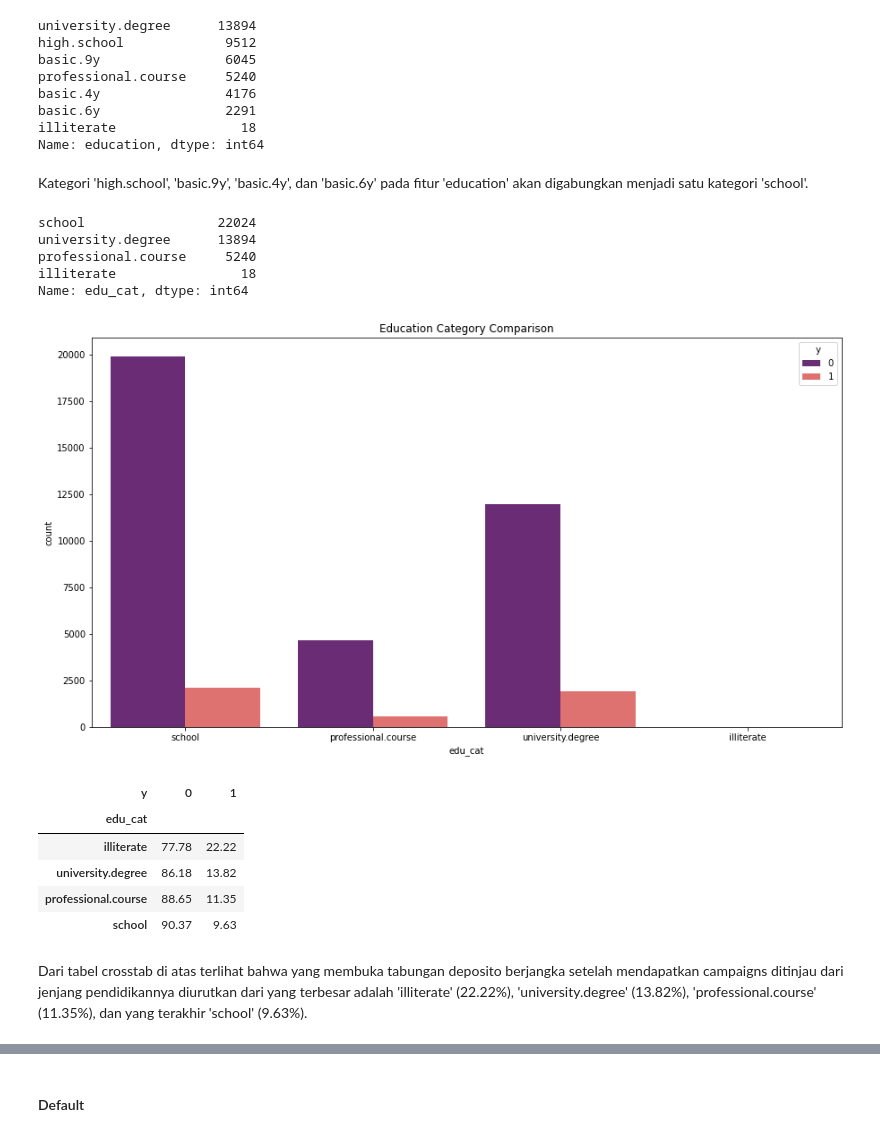
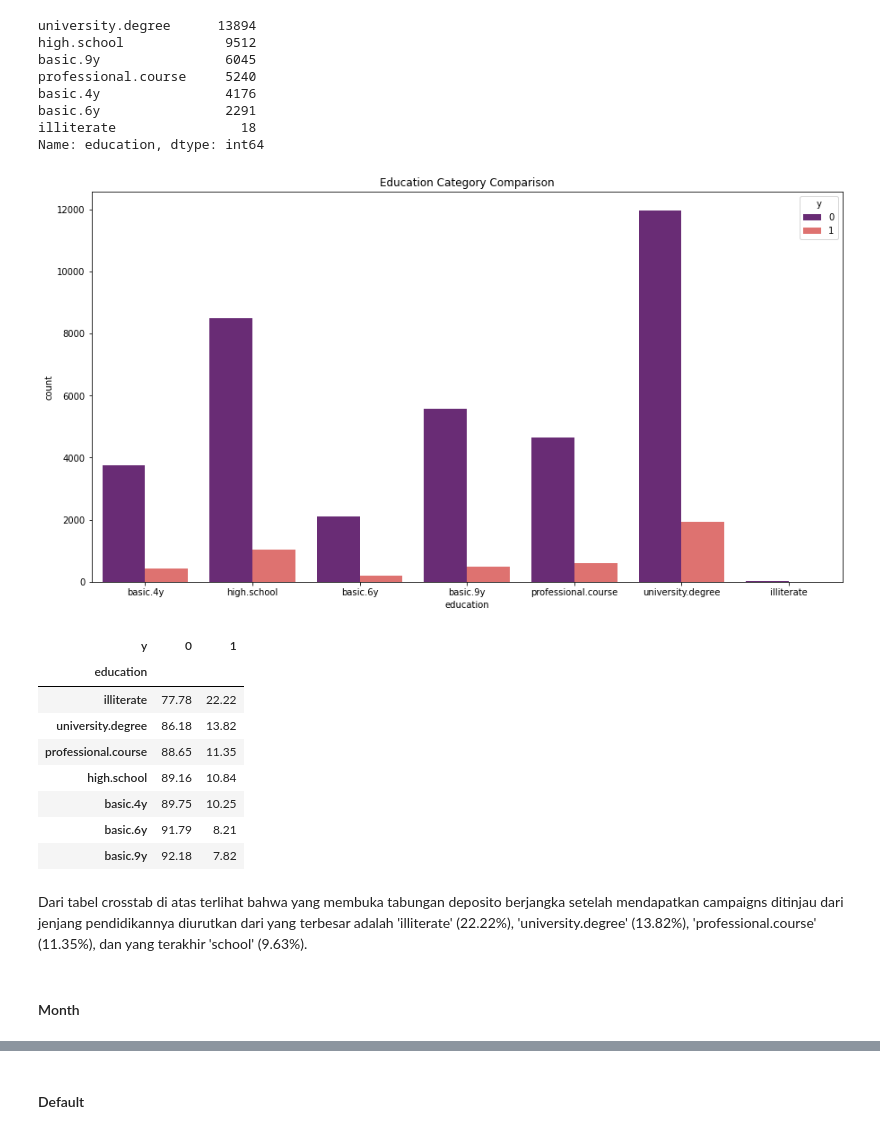
Before and after one commit to PurwadhikaDev/DeltaGroup_JC_DS_FT_BSD_19_FinalProject, a Jupyter notebook: Bank Marketing Campaigns Analysis and Modeling.ipynb, the cells around one changed output, grey strips where cells are left out. Saved outputs shown, nothing was run; the diff lists cells and outputs as text; code cells hidden in the pictures.

```diff
--- a/Bank Marketing Campaigns Analysis and Modeling.ipynb
+++ b/Bank Marketing Campaigns Analysis and Modeling.ipynb
@@ -581,3 +580,0 @@ Untuk mempermudah pengambilan insight, akan dilakukan mapping pada fitur 'martia
-# %%
-df['marital_status'] = df['marital'].map({'married': 'married', 'single': 'not married', 'divorced': 'not married'})
-df['marital_status'].value_counts()
@@ -623,4 +614,0 @@ Kategori 'entrepreneur' akan digabungkan dengan kategori 'self-employed' karena
-# %%
-job_map = {'entrepreneur': 'self-employed'}
-df['job_type'] = df['job'].replace(job_map)
-df['job_type'].value_counts()
@@ -673,33 +650,26 @@ basic.4y                4176
 basic.6y                2291
 illiterate                18
 Name: education, dtype: int64
-# %% [markdown]
-Kategori 'high.school', 'basic.9y', 'basic.4y', dan 'basic.6y' pada fitur 'education' akan digabungkan menjadi satu kategori 'school'.
-# %%
-edu_map = {'high.school': 'school', 'basic.9y': 'school', 'basic.4y': 'school', 'basic.6y': 'school'}
-df['edu_cat'] = df['education'].replace(edu_map)
-df['edu_cat'].value_counts()
-# %% [output]
-school                 22024
-university.degree      13894
-professional.course     5240
-illiterate                18
-Name: edu_cat, dtype: int64
 # %%
 plt.figure(figsize = (15, 8))
-sns.countplot(x = df['edu_cat'], hue = df['y'], data = df, palette = 'magma')
+sns.countplot(x = df['education'], hue = df['y'], data = df, palette = 'magma')
 plt.title('Education Category Comparison');
 # %% [output]
-[figure, old version]
+[figure, new version]
 # %%
-edu = ((pd.crosstab(index = df['edu_cat'], columns = df['y'], normalize = 'index'))*100).round(2)
+edu = ((pd.crosstab(index = df['education'], columns = df['y'], normalize = 'index'))*100).round(2)
 edu.sort_values(1, ascending = False)
 # %% [output]
 | y | 0 | 1 |
-| edu_cat |  |  |
+| education |  |  |
 | illiterate | 77.78 | 22.22 |
 | university.degree | 86.18 | 13.82 |
 | professional.course | 88.65 | 11.35 |
-| school | 90.37 | 9.63 |
+| high.school | 89.16 | 10.84 |
+| basic.4y | 89.75 | 10.25 |
+| basic.6y | 91.79 | 8.21 |
+| basic.9y | 92.18 | 7.82 |
 # %% [markdown]
 Dari tabel crosstab di atas terlihat bahwa yang membuka tabungan deposito berjangka setelah mendapatkan campaigns ditinjau dari jenjang pendidikannya diurutkan dari yang terbesar adalah 'illiterate' (22.22%), 'university.degree' (13.82%), 'professional.course' (11.35%), dan yang terakhir 'school' (9.63%).
+# %% [markdown]
+#### Month
```
Also changed, not shown: parts of 65 cells of this notebook.
